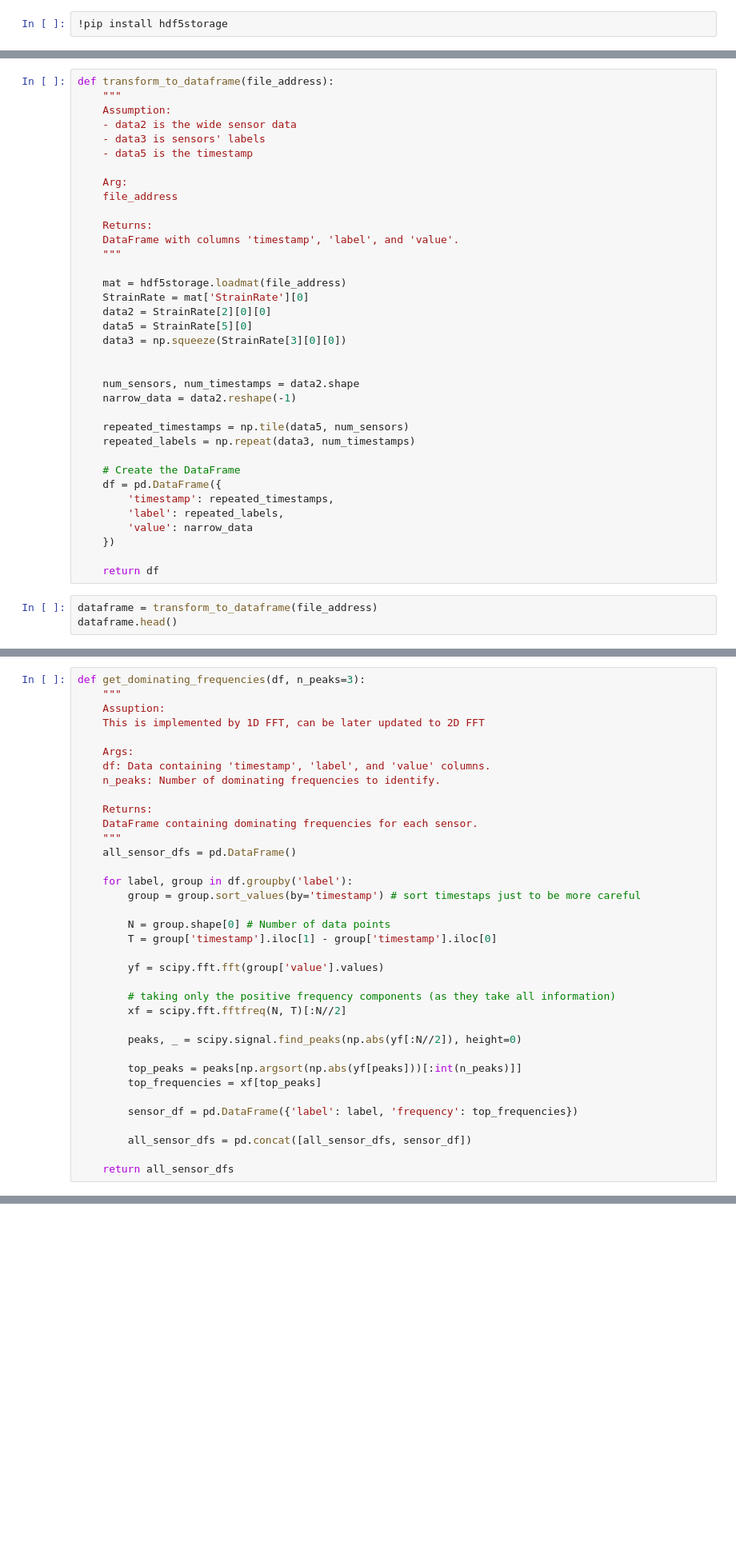
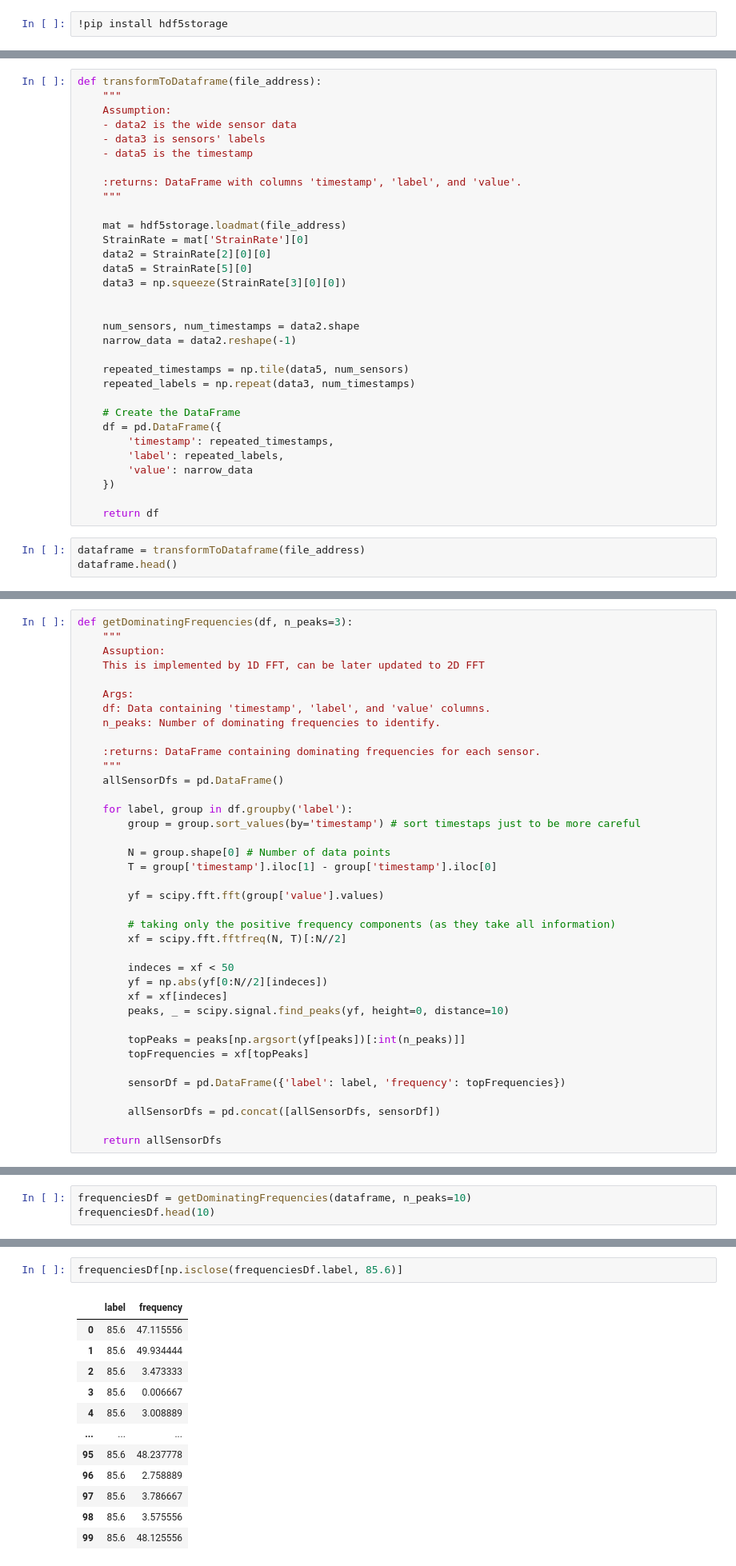
Before and after one commit to shayansss/sample_task, a Jupyter notebook: samples.ipynb, the cells around one changed output, grey strips where cells are left out. Shown at 80% size. Saved outputs shown, nothing was run; the diff lists cells and outputs as text; blank space fills up the shorter version.

```diff
--- a/samples.ipynb
+++ b/samples.ipynb
@@ -74,18 +98,14 @@ plt.show()
 # %% [markdown]
 #### Create a python function that takes as an input a path to the raw data file and gives on the output a pandas.DataFrame with 3 columns: timestamp, label, value (The raw data might contain the data for multiple sensors in a "wide" format; convert it to "narrow").
 # %%
-def transform_to_dataframe(file_address):
+def transformToDataframe(file_address):
     """
     Assumption:
     - data2 is the wide sensor data
     - data3 is sensors' labels
     - data5 is the timestamp
 
-    Arg:
-    file_address
-
-    Returns:
-    DataFrame with columns 'timestamp', 'label', and 'value'.
+    :returns: DataFrame with columns 'timestamp', 'label', and 'value'.
     """
 
     mat = hdf5storage.loadmat(file_address)
@@ -110,7 +130,7 @@ def transform_to_dataframe(file_address):
 
     return df
 # %%
-dataframe = transform_to_dataframe(file_address)
+dataframe = transformToDataframe(file_address)
 dataframe.head()
 # %% [output]
 |  | timestamp | label | value |
@@ -122,7 +142,7 @@ dataframe.head()
 # %% [markdown]
 #### Create a python function that takes the data produced by the function above and computes the dominating frequencies. The suggested approach is to compute the FFT and select n peaks, where n can be also an input argument. Mind that there are multiple sensors, so we might need to consider a 2d FFT.
 # %%
-def get_dominating_frequencies(df, n_peaks=3):
+def getDominatingFrequencies(df, n_peaks=3):
     """
     Assuption:
     This is implemented by 1D FFT, can be later updated to 2D FFT
@@ -131,10 +151,9 @@ def get_dominating_frequencies(df, n_peaks=3):
     df: Data containing 'timestamp', 'label', and 'value' columns.
     n_peaks: Number of dominating frequencies to identify.
 
-    Returns:
-    DataFrame containing dominating frequencies for each sensor.
+    :returns: DataFrame containing dominating frequencies for each sensor.
     """
-    all_sensor_dfs = pd.DataFrame()
+    allSensorDfs = pd.DataFrame()
 
     for label, group in df.groupby('label'):
         group = group.sort_values(by='timestamp') # sort timestaps just to be more careful
@@ -147,13 +166,16 @@ def get_dominating_frequencies(df, n_peaks=3):
         # taking only the positive frequency components (as they take all information)
         xf = scipy.fft.fftfreq(N, T)[:N//2]
 
-        peaks, _ = scipy.signal.find_peaks(np.abs(yf[:N//2]), height=0)
+        indeces = xf < 50
+        yf = np.abs(yf[0:N//2][indeces])
+        xf = xf[indeces]
+        peaks, _ = scipy.signal.find_peaks(yf, height=0, distance=10)
 
-        top_peaks = peaks[np.argsort(np.abs(yf[peaks]))[:int(n_peaks)]]
-        top_frequencies = xf[top_peaks]
+        topPeaks = peaks[np.argsort(yf[peaks])[:int(n_peaks)]]
+        topFrequencies = xf[topPeaks]
 
-        sensor_df = pd.DataFrame({'label': label, 'frequency': top_frequencies})
+        sensorDf = pd.DataFrame({'label': label, 'frequency': topFrequencies})
 
-        all_sensor_dfs = pd.concat([all_sensor_dfs, sensor_df])
+        allSensorDfs = pd.concat([allSensorDfs, sensorDf])
 
-    return all_sensor_dfs
+    return allSensorDfs
@@ -176,0 +182,3 @@ frequencies_df.head(100)
+# %%
+frequenciesDf = getDominatingFrequencies(dataframe, n_peaks=10)
+frequenciesDf.head(10)
@@ -176,0 +197,15 @@ frequencies_df.head(100)
+# %%
+frequenciesDf[np.isclose(frequenciesDf.label, 85.6)]
+# %% [output]
+|  | label | frequency |
+| 0 | 85.6 | 47.115556 |
+| 1 | 85.6 | 49.934444 |
+| 2 | 85.6 | 3.473333 |
+| 3 | 85.6 | 0.006667 |
+| 4 | 85.6 | 3.008889 |
+| ... | ... | ... |
+| 95 | 85.6 | 48.237778 |
+| 96 | 85.6 | 2.758889 |
+| 97 | 85.6 | 3.786667 |
+| 98 | 85.6 | 3.575556 |
+| 99 | 85.6 | 48.125556 |
```
Also changed, not shown: parts of 8 cells of this notebook.
